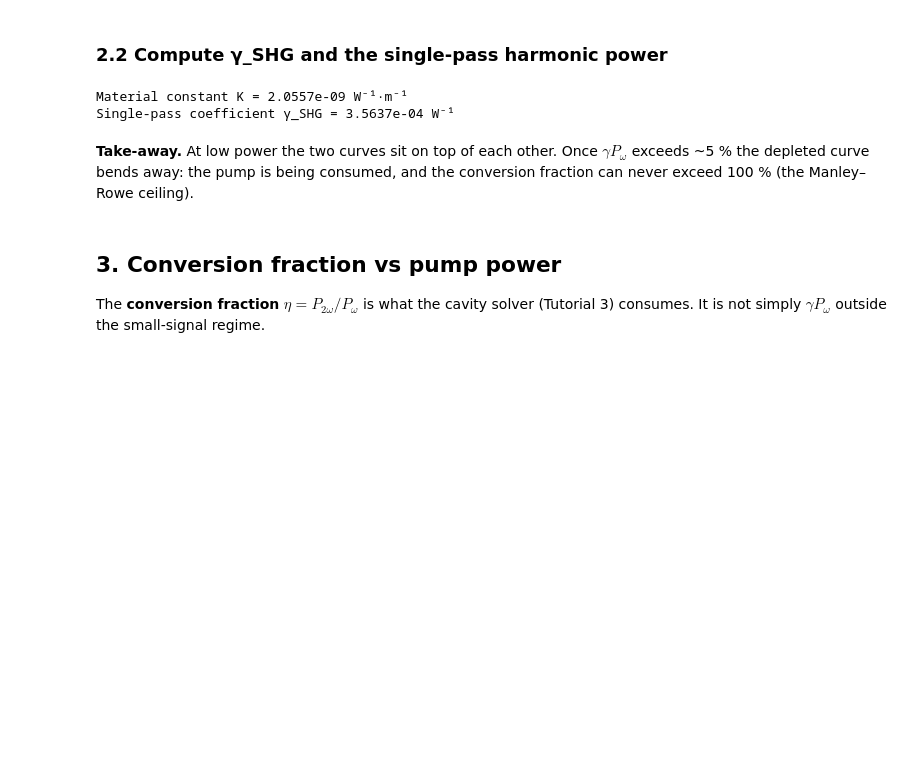
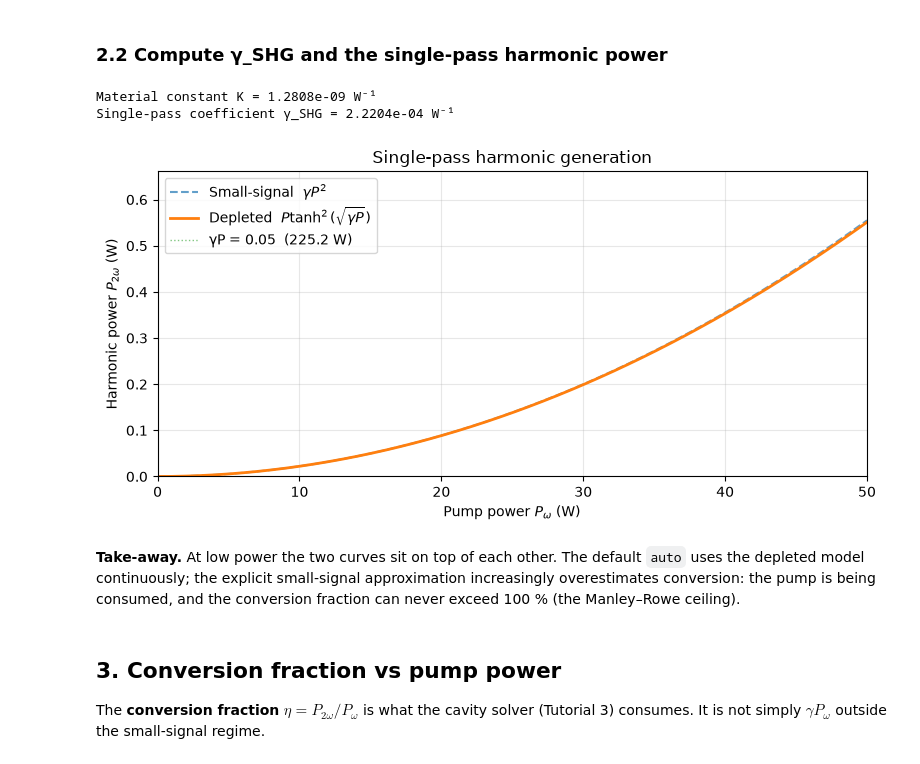
Before and after one commit to uwarring82/mg-plus-uv-chain, a Jupyter notebook: docs/tutorials/01-shg-single-pass.ipynb, the cells around one changed output. Saved outputs shown, nothing was run; the diff lists cells and outputs as text; code cells hidden in the pictures; blank space fills up the shorter version.

```diff
--- a/docs/tutorials/01-shg-single-pass.ipynb
+++ b/docs/tutorials/01-shg-single-pass.ipynb
@@ -179,40 +184,42 @@ Corresponding waist: w0 = 26.52 μm
 # %%
 K = boyd_kleinman_K_factor(d_eff, n_o, n_2, lam)
 gamma = gamma_shg_coefficient(d_eff, n_o, n_2, lam, L, h_m_val)
 
-print(f"Material constant K = {K:.4e} W⁻¹·m⁻¹")
+print(f"Material constant K = {K:.4e} W⁻¹")
 print(f"Single-pass coefficient γ_SHG = {gamma:.4e} W⁻¹")
 
 # Plot single-pass conversion vs pump power
 P_range = np.linspace(0.01, 50.0, 200)
 h_small = gamma * P_range**2
 h_depl = np.array([
     single_pass_harmonic_power_W(p, gamma, "depleted") for p in P_range
 ])
 
 fig, ax = plt.subplots(figsize=(8, 4))
 ax.plot(P_range, h_small, "--", lw=1.5, alpha=0.7, label=r"Small-signal  $\gamma P^2$")
 ax.plot(P_range, h_depl, "-", lw=2, label=r"Depleted  $P \tanh^2(\sqrt{\gamma P})$")
 
-# Mark the 5 % auto-switch threshold
-P_switch = 0.05 / gamma
-ax.axvline(P_switch, ls=":", color="C2", lw=1, alpha=0.6,
-           label=f"Auto-switch  ({P_switch:.1f} W)")
+# Mark a small-signal reference value; auto now uses tanh² everywhere.
+P_reference = 0.05 / gamma
+ax.axvline(P_reference, ls=":", color="C2", lw=1, alpha=0.6,
+           label=f"γP = 0.05  ({P_reference:.1f} W)")
 
-ax.set_xlabel("Pump power $P_\omega$ (W)")
-ax.set_ylabel("Harmonic power $P_{2\omega}$ (W)")
+ax.set_xlabel(r"Pump power $P_\omega$ (W)")
+ax.set_ylabel(r"Harmonic power $P_{2\omega}$ (W)")
 ax.set_title("Single-pass harmonic generation")
 ax.legend(loc="upper left")
 ax.grid(alpha=0.3)
 ax.set_xlim(0, 50)
 ax.set_ylim(0, min(50, max(h_depl) * 1.2))
 fig.tight_layout()
 # %% [output]
-Material constant K = 2.0557e-09 W⁻¹·m⁻¹
-Single-pass coefficient γ_SHG = 3.5637e-04 W⁻¹
+Material constant K = 1.2808e-09 W⁻¹
+Single-pass coefficient γ_SHG = 2.2204e-04 W⁻¹
+[figure, added]
 # %% [markdown]
 **Take-away.** At low power the two curves sit on top of each other.
-Once $\gamma P_\omega$ exceeds ~5 % the depleted curve bends away:
+The default `auto` uses the depleted model continuously; the explicit
+small-signal approximation increasingly overestimates conversion:
 the pump is being consumed, and the conversion fraction can never exceed
 100 % (the Manley–Rowe ceiling).
 # %% [markdown]
```
Also changed, not shown: parts of 4 cells of this notebook, 26 other files.
